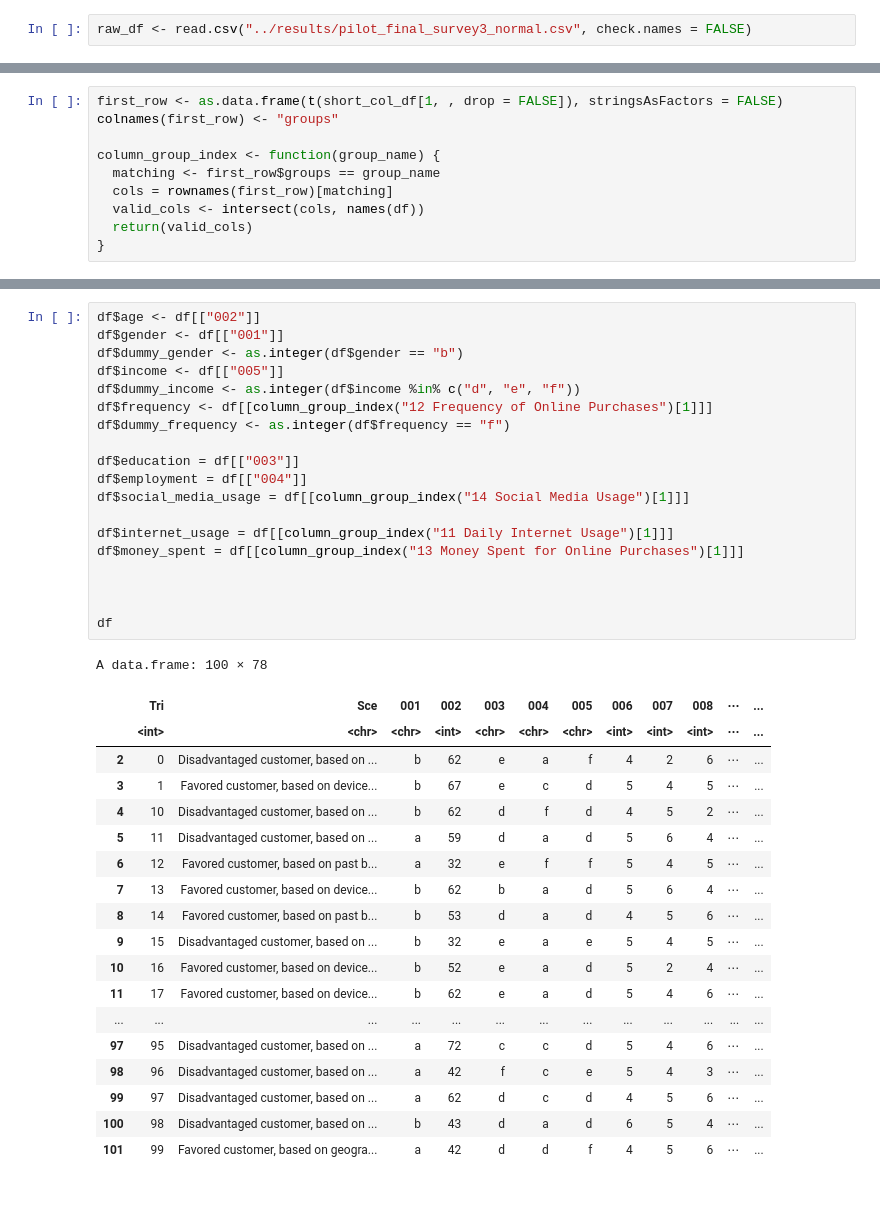
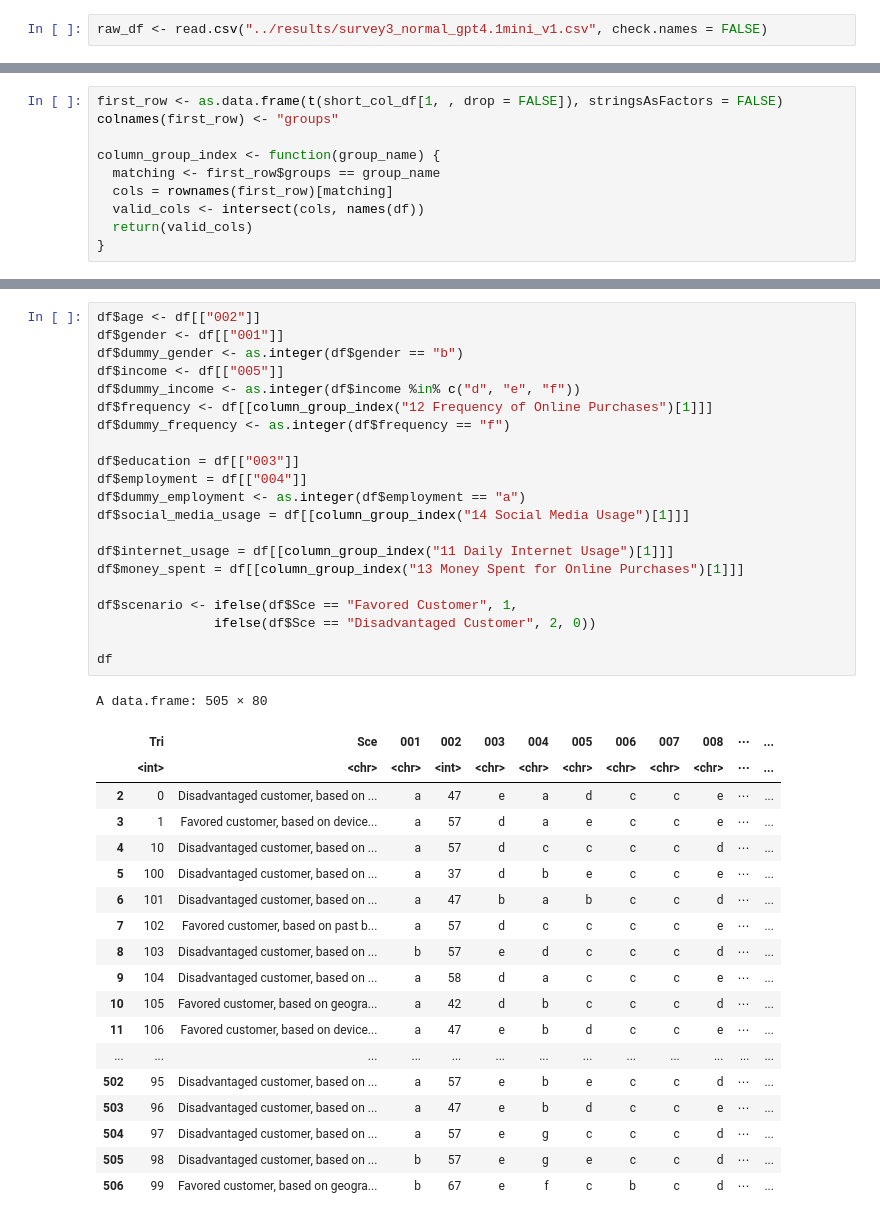
Before and after one commit to klugeann/master-thesis, a Jupyter notebook: analysis/analysis_r_survey3.ipynb, the cells around one changed output, grey strips where cells are left out. Saved outputs shown, nothing was run; the diff lists cells and outputs as text.

```diff
--- a/analysis/analysis_r_survey3.ipynb
+++ b/analysis/analysis_r_survey3.ipynb
@@ -20,5 +21,5 @@ Workshop schedule at http://haskayne.ucalgary.ca/CCRAM
 # %%
-raw_df <- read.csv("../results/pilot_final_survey3_normal.csv", check.names = FALSE)
+raw_df <- read.csv("../results/survey3_normal_gpt4.1mini_v1.csv", check.names = FALSE)
 # %%
 short_col_df <- raw_df
 names(short_col_df) <- substr(names(raw_df), 1, 3)
@@ -110,42 +131,44 @@ A data.frame: 100 × 78
 # %%
 df$age <- df[["002"]]
 df$gender <- df[["001"]]
 df$dummy_gender <- as.integer(df$gender == "b")
 df$income <- df[["005"]]
 df$dummy_income <- as.integer(df$income %in% c("d", "e", "f"))
 df$frequency <- df[[column_group_index("12 Frequency of Online Purchases")[1]]]
 df$dummy_frequency <- as.integer(df$frequency == "f")
 
 df$education = df[["003"]]
 df$employment = df[["004"]]
+df$dummy_employment <- as.integer(df$employment == "a")
 df$social_media_usage = df[[column_group_index("14 Social Media Usage")[1]]]
 
 df$internet_usage = df[[column_group_index("11 Daily Internet Usage")[1]]]
 df$money_spent = df[[column_group_index("13 Money Spent for Online Purchases")[1]]]
 
-
+df$scenario <- ifelse(df$Sce == "Favored Customer", 1,
+               ifelse(df$Sce == "Disadvantaged Customer", 2, 0))
 
 df
 # %% [output]
-A data.frame: 100 × 78
+A data.frame: 505 × 80
 |  | Tri | Sce | 001 | 002 | 003 | 004 | 005 | 006 | 007 | 008 | ⋯ | ... |
-|  | <int> | <chr> | <chr> | <int> | <chr> | <chr> | <chr> | <int> | <int> | <int> | ⋯ | ... |
-| 2 | 0 | Disadvantaged customer, based on ... | b | 62 | e | a | f | 4 | 2 | 6 | ⋯ | ... |
-| 3 | 1 | Favored customer, based on device... | b | 67 | e | c | d | 5 | 4 | 5 | ⋯ | ... |
-| 4 | 10 | Disadvantaged customer, based on ... | b | 62 | d | f | d | 4 | 5 | 2 | ⋯ | ... |
-| 5 | 11 | Disadvantaged customer, based on ... | a | 59 | d | a | d | 5 | 6 | 4 | ⋯ | ... |
-| 6 | 12 | Favored customer, based on past b... | a | 32 | e | f | f | 5 | 4 | 5 | ⋯ | ... |
-| 7 | 13 | Favored customer, based on device... | b | 62 | b | a | d | 5 | 6 | 4 | ⋯ | ... |
-| 8 | 14 | Favored customer, based on past b... | b | 53 | d | a | d | 4 | 5 | 6 | ⋯ | ... |
-| 9 | 15 | Disadvantaged customer, based on ... | b | 32 | e | a | e | 5 | 4 | 5 | ⋯ | ... |
-| 10 | 16 | Favored customer, based on device... | b | 52 | e | a | d | 5 | 2 | 4 | ⋯ | ... |
-| 11 | 17 | Favored customer, based on device... | b | 62 | e | a | d | 5 | 4 | 6 | ⋯ | ... |
+|  | <int> | <chr> | <chr> | <int> | <chr> | <chr> | <chr> | <chr> | <chr> | <chr> | ⋯ | ... |
+| 2 | 0 | Disadvantaged customer, based on ... | a | 47 | e | a | d | c | c | e | ⋯ | ... |
+| 3 | 1 | Favored customer, based on device... | a | 57 | d | a | e | c | c | e | ⋯ | ... |
+| 4 | 10 | Disadvantaged customer, based on ... | a | 57 | d | c | c | c | c | d | ⋯ | ... |
+| 5 | 100 | Disadvantaged customer, based on ... | a | 37 | d | b | e | c | c | e | ⋯ | ... |
+| 6 | 101 | Disadvantaged customer, based on ... | a | 47 | b | a | b | c | c | d | ⋯ | ... |
+| 7 | 102 | Favored customer, based on past b... | a | 57 | d | c | c | c | c | e | ⋯ | ... |
+| 8 | 103 | Disadvantaged customer, based on ... | b | 57 | e | d | c | c | c | d | ⋯ | ... |
+| 9 | 104 | Disadvantaged customer, based on ... | a | 58 | d | a | c | c | c | e | ⋯ | ... |
+| 10 | 105 | Favored customer, based on geogra... | a | 42 | d | b | c | c | c | d | ⋯ | ... |
+| 11 | 106 | Favored customer, based on device... | a | 47 | e | b | d | c | c | e | ⋯ | ... |
 | ... | ... | ... | ... | ... | ... | ... | ... | ... | ... | ... | ... | ... |
-| 97 | 95 | Disadvantaged customer, based on ... | a | 72 | c | c | d | 5 | 4 | 6 | ⋯ | ... |
-| 98 | 96 | Disadvantaged customer, based on ... | a | 42 | f | c | e | 5 | 4 | 3 | ⋯ | ... |
-| 99 | 97 | Disadvantaged customer, based on ... | a | 62 | d | c | d | 4 | 5 | 6 | ⋯ | ... |
-| 100 | 98 | Disadvantaged customer, based on ... | b | 43 | d | a | d | 6 | 5 | 4 | ⋯ | ... |
-| 101 | 99 | Favored customer, based on geogra... | a | 42 | d | d | f | 4 | 5 | 6 | ⋯ | ... |
+| 502 | 95 | Disadvantaged customer, based on ... | a | 57 | e | b | e | c | c | d | ⋯ | ... |
+| 503 | 96 | Disadvantaged customer, based on ... | a | 47 | e | b | d | c | c | e | ⋯ | ... |
+| 504 | 97 | Disadvantaged customer, based on ... | a | 57 | e | g | c | c | c | d | ⋯ | ... |
+| 505 | 98 | Disadvantaged customer, based on ... | b | 57 | e | g | e | c | c | d | ⋯ | ... |
+| 506 | 99 | Favored customer, based on geogra... | b | 67 | e | f | c | b | c | d | ⋯ | ... |
 # %%
 vars <- c("gender", "education", "employment")
 
```
Also changed, not shown: parts of 17 cells of this notebook, 6 other files.
